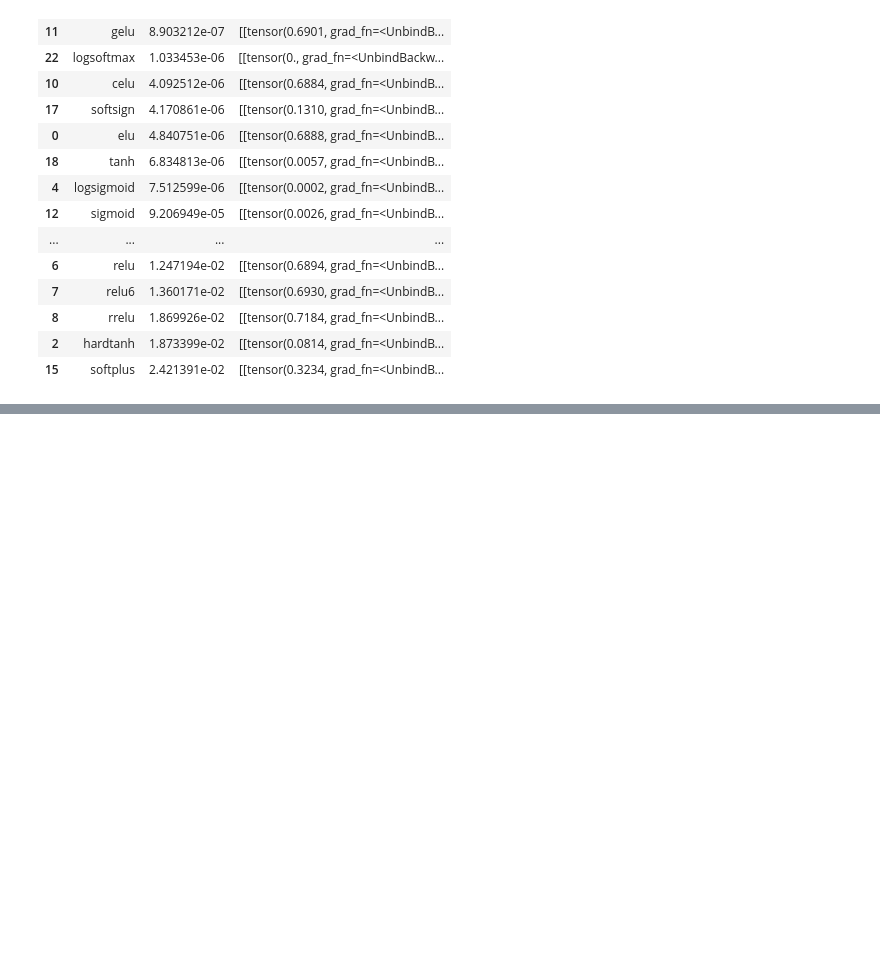
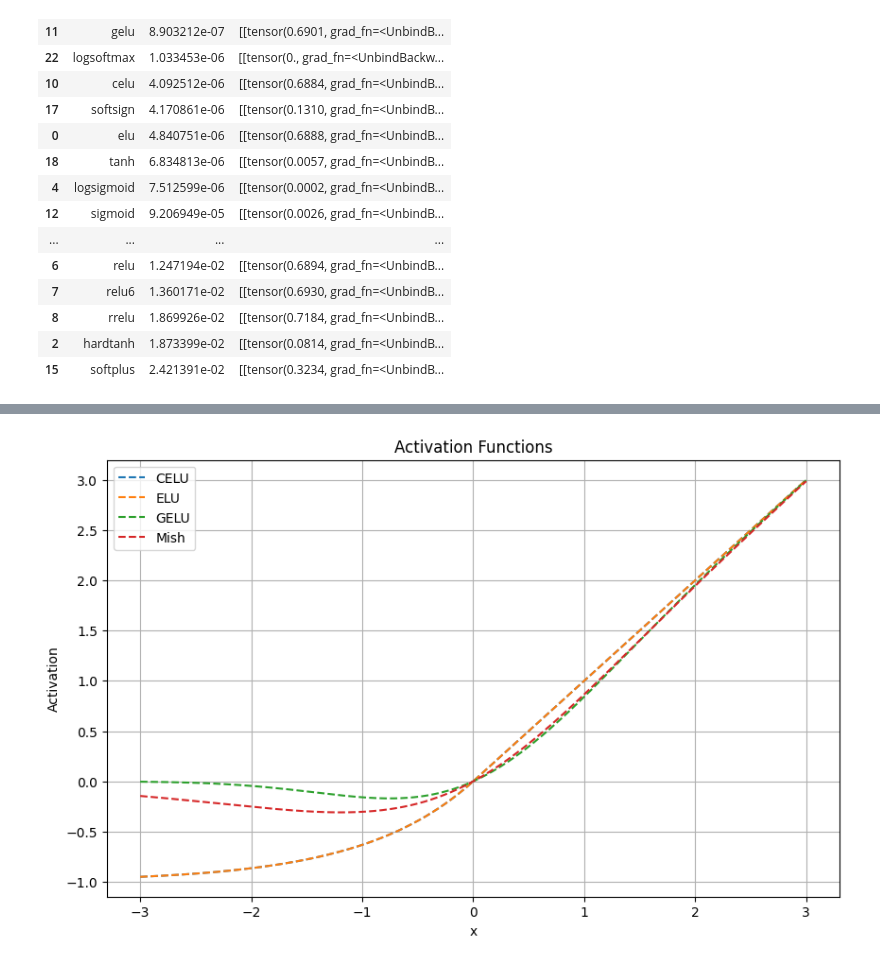
Before and after one commit to alaignelet/optimal_control, a Jupyter notebook: script.ipynb, the cells around one changed output, grey strips where cells are left out. Cells and saved outputs as stored; diff of their text form; code cells hidden in the pictures; blank space fills up the shorter version.

```diff
--- a/script.ipynb
+++ b/script.ipynb
@@ -247,0 +326,34 @@ ax.plot_surface(X, Y, Z.detach().cpu().numpy(), cmap='viridis');
+# %%
+import numpy as np
+import matplotlib.pyplot as plt
+
+def celu(x, alpha=1.0):
+    return np.maximum(0, x) + np.minimum(0, alpha * (np.exp(x / alpha) - 1))
+
+def elu(x, alpha=1.0):
+    return np.where(x > 0, x, alpha * (np.exp(x) - 1))
+
+def gelu(x):
+    return 0.5 * x * (1 + np.tanh(np.sqrt(2 / np.pi) * (x + 0.044715 * np.power(x, 3))))
+
+def mish(x):
+    return x * np.tanh(np.log1p(np.exp(x)))
+
+x = np.linspace(-3, 3, 400)
+
+plt.figure(figsize=(10, 6))
+
+plt.plot(x, celu(x), label='CELU', linestyle='--')
+plt.plot(x, elu(x), label='ELU', linestyle='--')
+plt.plot(x, gelu(x), label='GELU', linestyle='--')
+plt.plot(x, mish(x), label='Mish', linestyle='--')
+
+plt.title('Activation Functions')
+plt.xlabel('x')
+plt.ylabel('Activation')
+plt.legend()
+plt.grid(True)
+
+plt.show()
+# %% [output]
+[figure, added]
```
Also changed, not shown: parts of 7 cells of this notebook.
